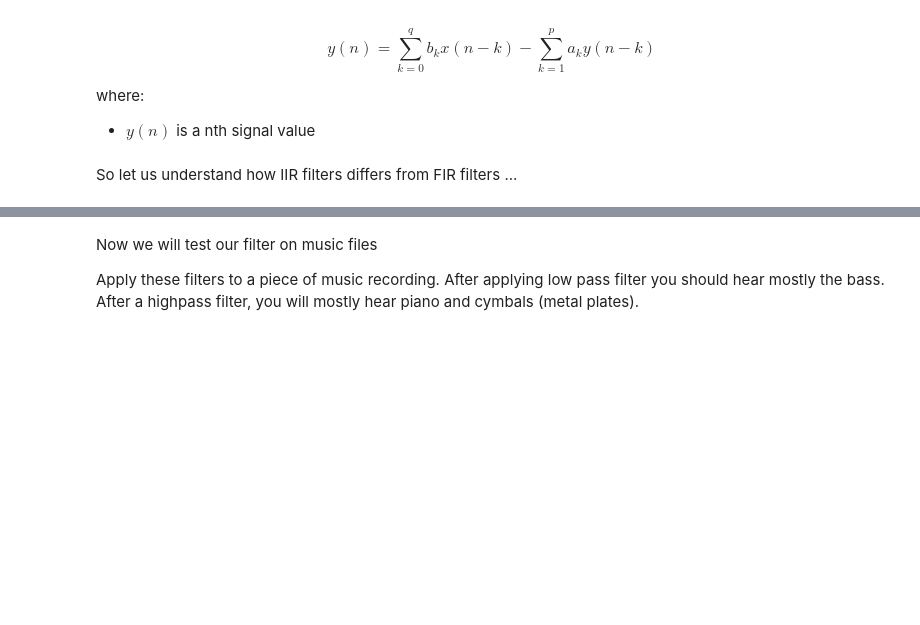
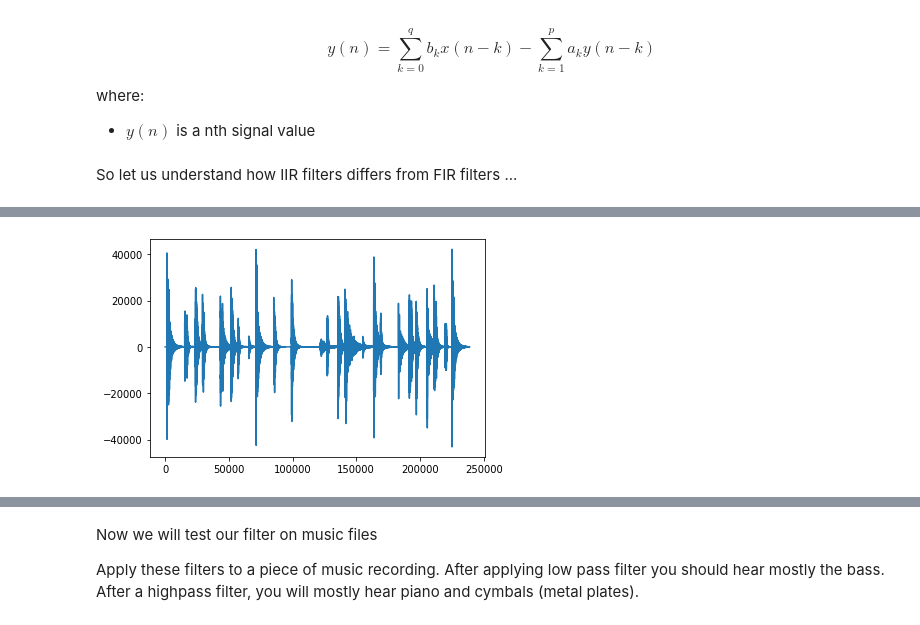
Before and after one commit to sham1lk/irc_dsp, a Jupyter notebook: lab3.ipynb, the cells around one changed output, grey strips where cells are left out. Saved outputs shown, nothing was run; the diff lists cells and outputs as text; code cells hidden in the pictures; blank space fills up the shorter version.

```diff
--- a/lab3.ipynb
+++ b/lab3.ipynb
@@ -174,15 +171,27 @@ def IIR_filter(a, b: np.array):
     q = len(b)
 
     def func(signal: np.array):
+#         breakpoint()
+
+        # shift signal and
+        # prepend zeroes to the signal
+        shift = max(p, q)
+        zeros = np.zeros(shift)
+        signal = np.insert(signal, 0, zeros, axis=0)
+
         output = []
         for n, xn in enumerate(signal):
-            feedforward = b @ signal[n: n - q: -1]
-            feedback = a @ signal[n: n - p: -1]
+            # ignore zero terms
+            if n < shift:
+                continue
+
+            feedforward = b[::-1] @ signal[n - q: n]
+            feedback = a[::-1] @ signal[n - p: n]
 
             yn = feedforward + feedback
 
             output.append(yn)
-        return output
+        return np.array(output)
 
     return func
 # %%
@@ -199,0 +224,7 @@ lowpass_filter = IIR_filter(a, b)
+# %%
+plt.plot(filtered_signal)
+plt.show()
+
+Audio(filtered_signal,rate=fs)
+# %% [output]
+[figure, added]
```
Also changed, not shown: parts of 12 cells of this notebook.
